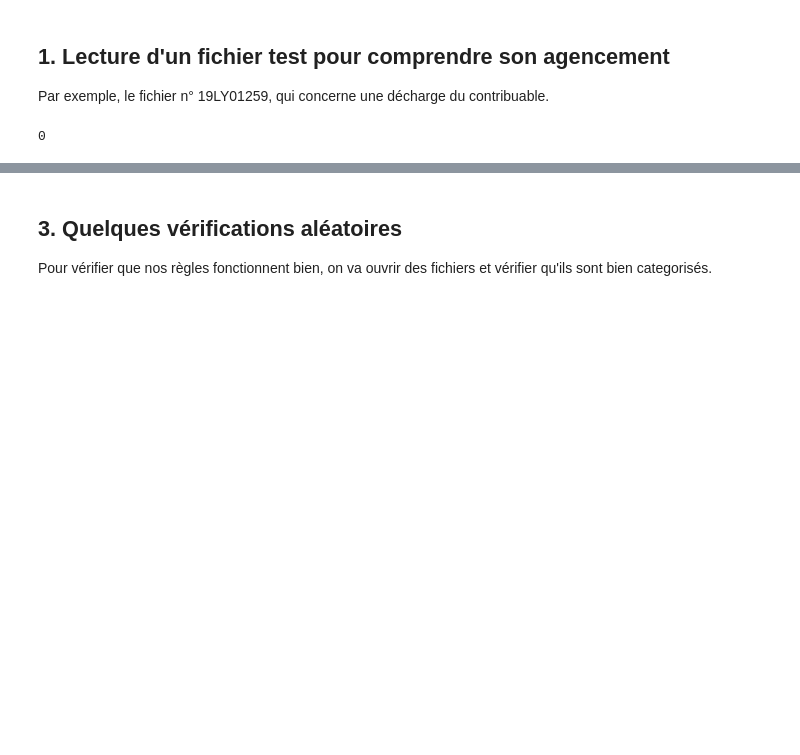
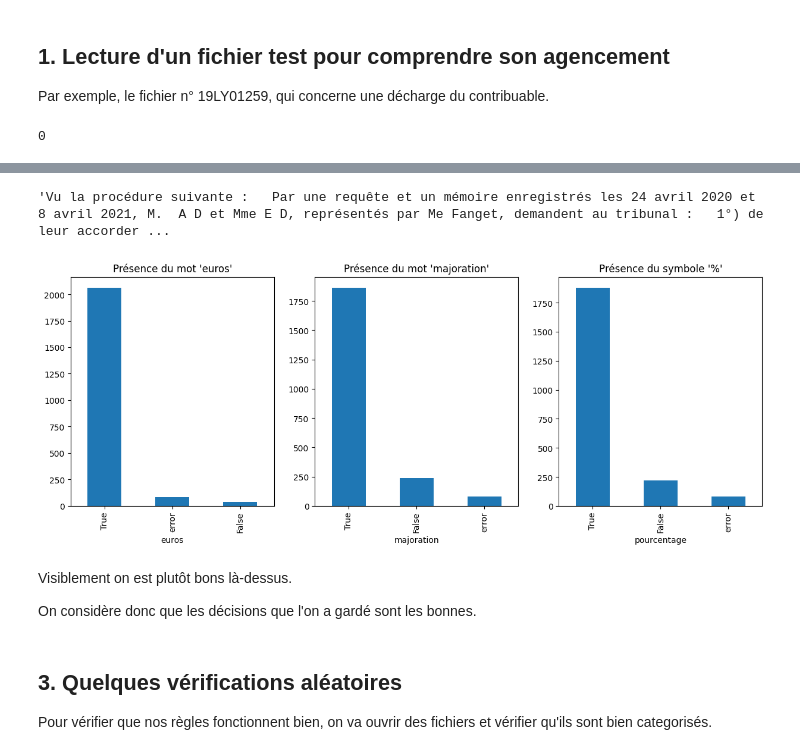
Before and after one commit to basile-desjuzeur/legal_analysis, a Jupyter notebook: notebooks/2. Filter data.ipynb, the cells around one changed output, grey strips where cells are left out. Cells and saved outputs as stored; diff of their text form; code cells hidden in the pictures; blank space fills up the shorter version.

Commit message:
push pour paul & jean 08/03

```diff
--- a/notebooks/2. Filter data.ipynb
+++ b/notebooks/2. Filter data.ipynb
@@ -98,0 +159,6 @@ df.to_csv("../data/intermediate_data.csv", index=False)
+# %%
+# on retire les recours qui ne sont des excès de pouvoir
+df = df[df["type_recours"] != "Excès de pouvoir"]
+df = df[df["type_recours"] != "excès de pouvoir"]
+
+df.to_csv("../data/intermediate_data.csv", index=False)
@@ -99,3 +169,62 @@ df.to_csv("../data/intermediate_data.csv", index=False)
+# %%
+path = df["path"].values[0]
+
+xml_data = read_xml(path)
+
+text = xml_data.findall(".//Decision/Texte_Integral/p")
+
+text = "   ".join([p.text for p in text])
+
+text
+# %% [output]
+'Vu la procédure suivante :   Par une requête et un mémoire enregistrés les 24 avril 2020 et 8 avril 2021, M.  A D et Mme E D, représentés par Me Fanget, demandent au tribunal :   1°) de leur accorder ...
+# %%
+def find_necessary_word(xml_data, mot):
+
+    try :
+
+        text = xml_data.findall(".//Decision/Texte_Integral/p")
+
+        text = "   ".join([p.text for p in text])
+
+        # returns True if the word is in the text
+        if re.search(mot, text):
+            return True
+        else:
+            return False
+
+    except:
+        return "error"
+
+
+# on cherche la présence du mot "euros"
+df["euros"] = df["path"].apply(lambda x: find_necessary_word(read_xml(x), "euros"))
+
+# on cherche la présence du mot "majoration"
+df["majoration"] = df["path"].apply(lambda x: find_necessary_word(read_xml(x), "majoration"))
+
+# on cherche un pourcentage
+df["pourcentage"] = df["path"].apply(lambda x: find_necessary_word(read_xml(x), "%"))
+
+# on affiche des graphiques pour voir la répartition des données
+
+fig, ax = plt.subplots(1, 3, figsize=(15, 5))
+
+df["euros"].value_counts().plot(kind="bar", ax=ax[0])
+ax[0].set_title("Présence du mot 'euros'")
+
+df["majoration"].value_counts().plot(kind="bar", ax=ax[1])
+ax[1].set_title("Présence du mot 'majoration'")
+df["pourcentage"].value_counts().plot(kind="bar", ax=ax[2])
+ax[2].set_title("Présence du symbole '%'")
+
+plt.show()
+# %% [output]
+[figure, added]
+# %% [markdown]
+Visiblement on est plutôt bons là-dessus.
+
+On considère donc que les décisions que l'on a gardé sont les bonnes.
 # %% [markdown]
 ## 3. Quelques vérifications aléatoires
 
```
Also changed, not shown: parts of 7 cells of this notebook, 7 other files.
